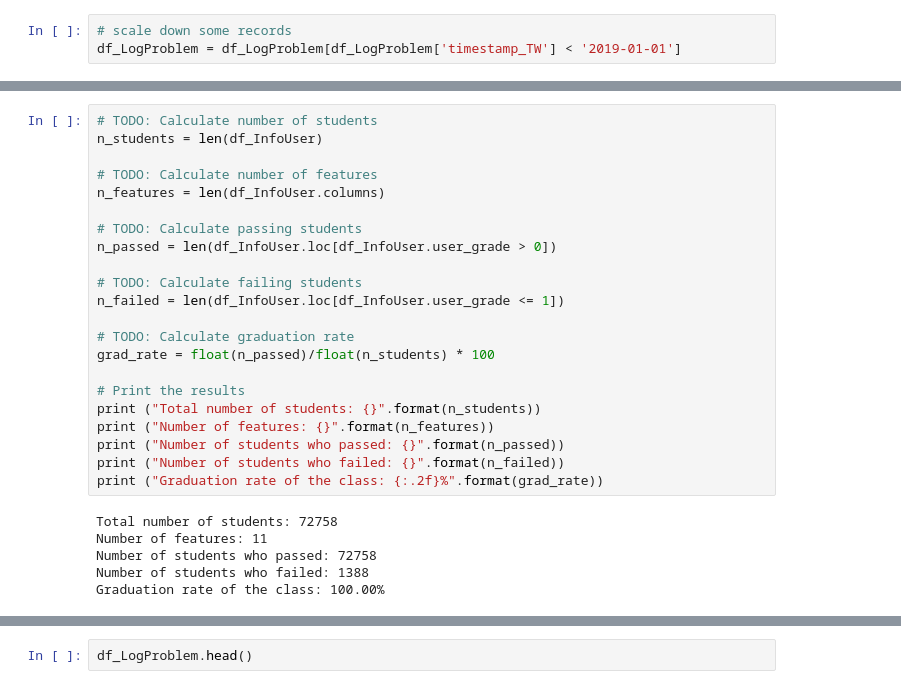
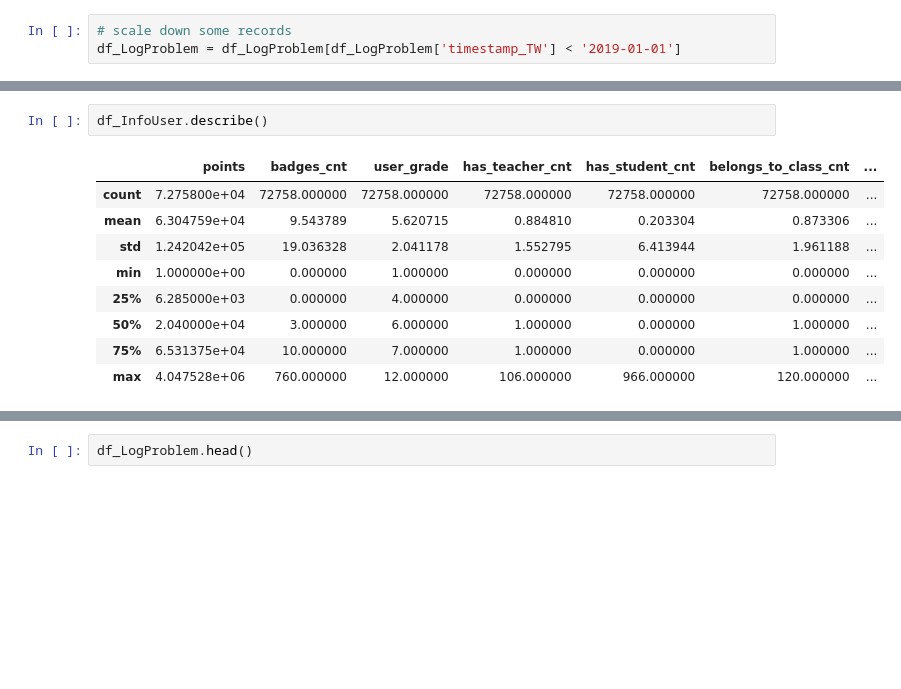
Before and after one commit to likweitan/Assessing-the-Readiness-of-HEI-in-Malaysia-to-Accept-Generation-Alpha, a Jupyter notebook: Clustering Analysis.ipynb, the cells around one changed output, grey strips where cells are left out. Drawn from its saved outputs; the diff is of its cells as text; blank space fills up the shorter version.

```diff
--- a/Clustering Analysis.ipynb
+++ b/Clustering Analysis.ipynb
@@ -237,28 +216,12 @@ memory usage: 8.7+ MB
-# %%
-# TODO: Calculate number of students
-n_students = len(df_InfoUser)
-
-# TODO: Calculate number of features
-n_features = len(df_InfoUser.columns)
-
-# TODO: Calculate passing students
-n_passed = len(df_InfoUser.loc[df_InfoUser.user_grade > 0])
-
-# TODO: Calculate failing students
-n_failed = len(df_InfoUser.loc[df_InfoUser.user_grade <= 1])
-
-# TODO: Calculate graduation rate
-grad_rate = float(n_passed)/float(n_students) * 100
-
-# Print the results
-print ("Total number of students: {}".format(n_students))
-print ("Number of features: {}".format(n_features))
-print ("Number of students who passed: {}".format(n_passed))
-print ("Number of students who failed: {}".format(n_failed))
-print ("Graduation rate of the class: {:.2f}%".format(grad_rate))
-# %% [output]
-Total number of students: 72758
-Number of features: 11
-Number of students who passed: 72758
-Number of students who failed: 1388
-Graduation rate of the class: 100.00%
+# %%
+df_InfoUser.describe()
+# %% [output]
+|  | points | badges_cnt | user_grade | has_teacher_cnt | has_student_cnt | belongs_to_class_cnt | ... |
+| count | 7.275800e+04 | 72758.000000 | 72758.000000 | 72758.000000 | 72758.000000 | 72758.000000 | ... |
+| mean | 6.304759e+04 | 9.543789 | 5.620715 | 0.884810 | 0.203304 | 0.873306 | ... |
+| std | 1.242042e+05 | 19.036328 | 2.041178 | 1.552795 | 6.413944 | 1.961188 | ... |
+| min | 1.000000e+00 | 0.000000 | 1.000000 | 0.000000 | 0.000000 | 0.000000 | ... |
+| 25% | 6.285000e+03 | 0.000000 | 4.000000 | 0.000000 | 0.000000 | 0.000000 | ... |
+| 50% | 2.040000e+04 | 3.000000 | 6.000000 | 1.000000 | 0.000000 | 1.000000 | ... |
+| 75% | 6.531375e+04 | 10.000000 | 7.000000 | 1.000000 | 0.000000 | 1.000000 | ... |
+| max | 4.047528e+06 | 760.000000 | 12.000000 | 106.000000 | 966.000000 | 120.000000 | ... |
```
Also changed, not shown: parts of 51 cells of this notebook.
